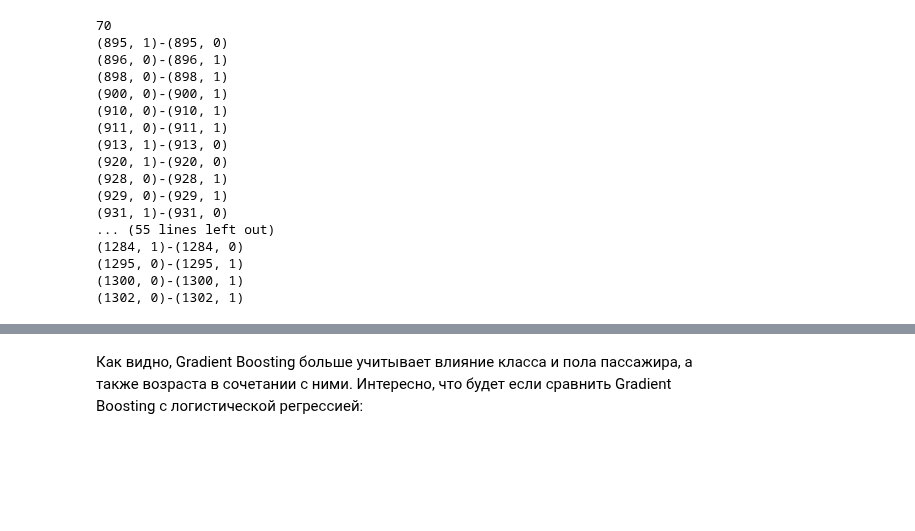
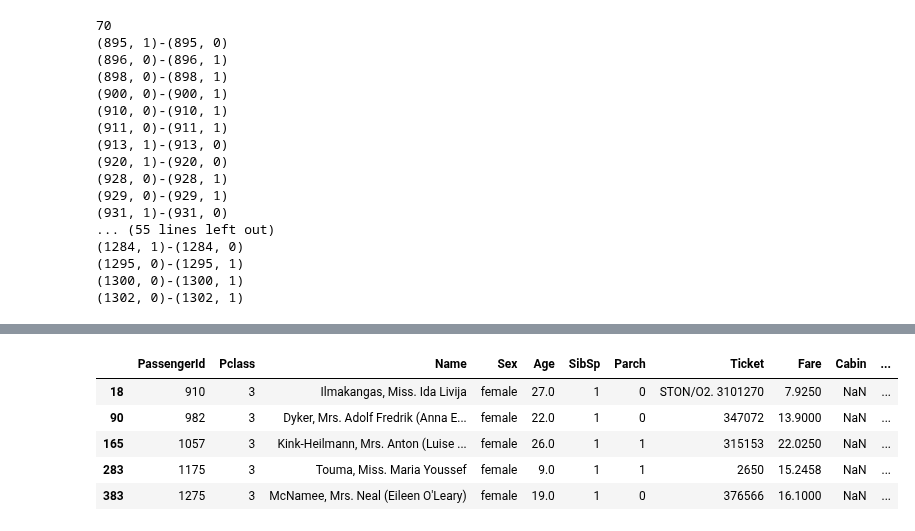
Before and after one commit to AndrewLrrr/otus-big-data, a Jupyter notebook: hw5/predictions_analysis.ipynb, the cells around one changed output, grey strips where cells are left out. Saved outputs shown, nothing was run; the diff lists cells and outputs as text; code cells hidden in the pictures; blank space fills up the shorter version.

```diff
--- a/hw5/predictions_analysis.ipynb
+++ b/hw5/predictions_analysis.ipynb
@@ -194,2 +182,13 @@ df_test[df_test['PassengerId'].isin(p_ids)]
-# %% [markdown]
-Как видно, Gradient Boosting больше учитывает влияние класса и пола пассажира, а также возраста в сочетании с ними. Интересно, что будет если сравнить Gradient Boosting с логистической регрессией:
+# %%
+p_ids = []
+for m in mismatch(gbc, rf):
+    if m[0][1] == 0:
+        p_ids.append(m[0][0])
+df_test[df_test['PassengerId'].isin(p_ids)]
+# %% [output]
+|  | PassengerId | Pclass | Name | Sex | Age | SibSp | Parch | Ticket | Fare | Cabin | ... |
+| 18 | 910 | 3 | Ilmakangas, Miss. Ida Livija | female | 27.0 | 1 | 0 | STON/O2. 3101270 | 7.9250 | NaN | ... |
+| 90 | 982 | 3 | Dyker, Mrs. Adolf Fredrik (Anna E... | female | 22.0 | 1 | 0 | 347072 | 13.9000 | NaN | ... |
+| 165 | 1057 | 3 | Kink-Heilmann, Mrs. Anton (Luise ... | female | 26.0 | 1 | 1 | 315153 | 22.0250 | NaN | ... |
+| 283 | 1175 | 3 | Touma, Miss. Maria Youssef | female | 9.0 | 1 | 1 | 2650 | 15.2458 | NaN | ... |
+| 383 | 1275 | 3 | McNamee, Mrs. Neal (Eileen O'Leary) | female | 19.0 | 1 | 0 | 376566 | 16.1000 | NaN | ... |
```
Also changed, not shown: parts of 21 cells of this notebook, 1 other file.
